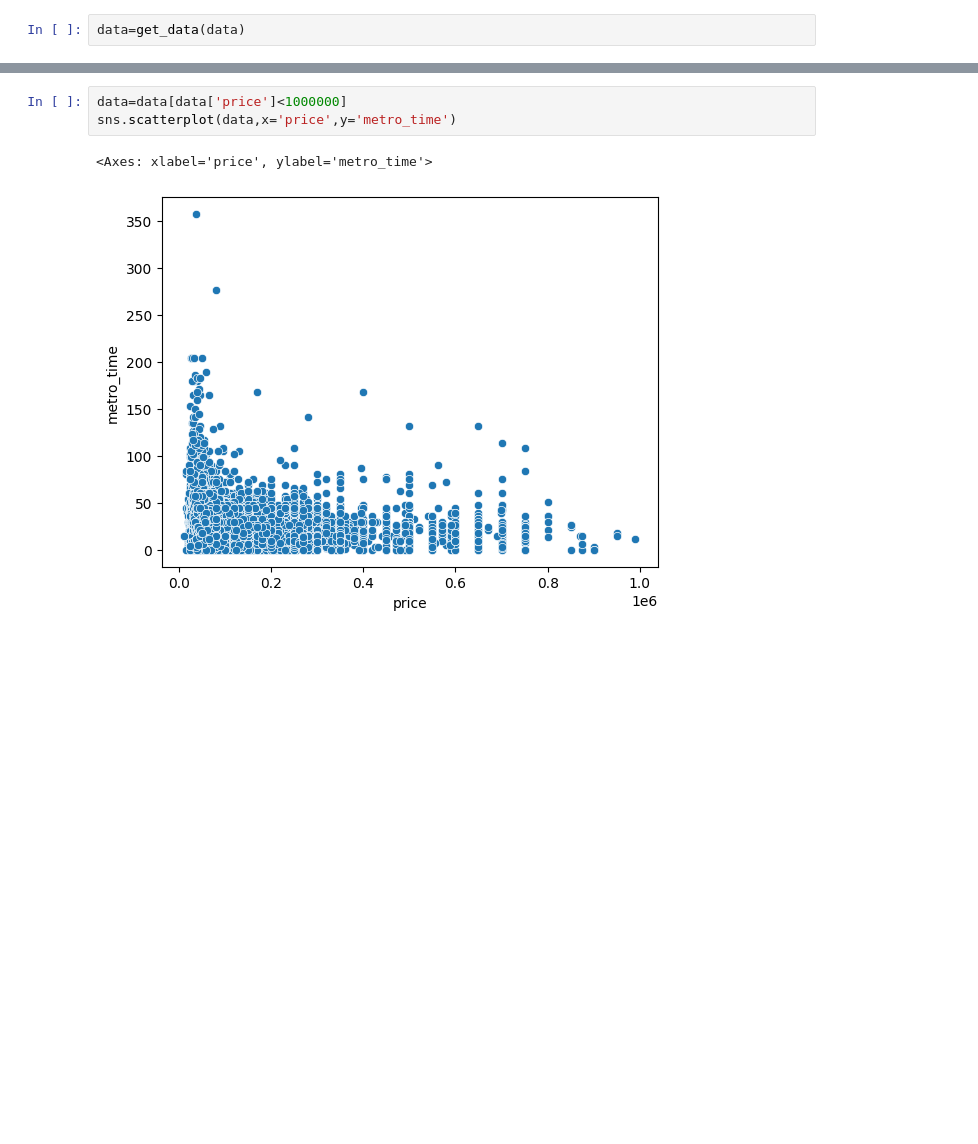
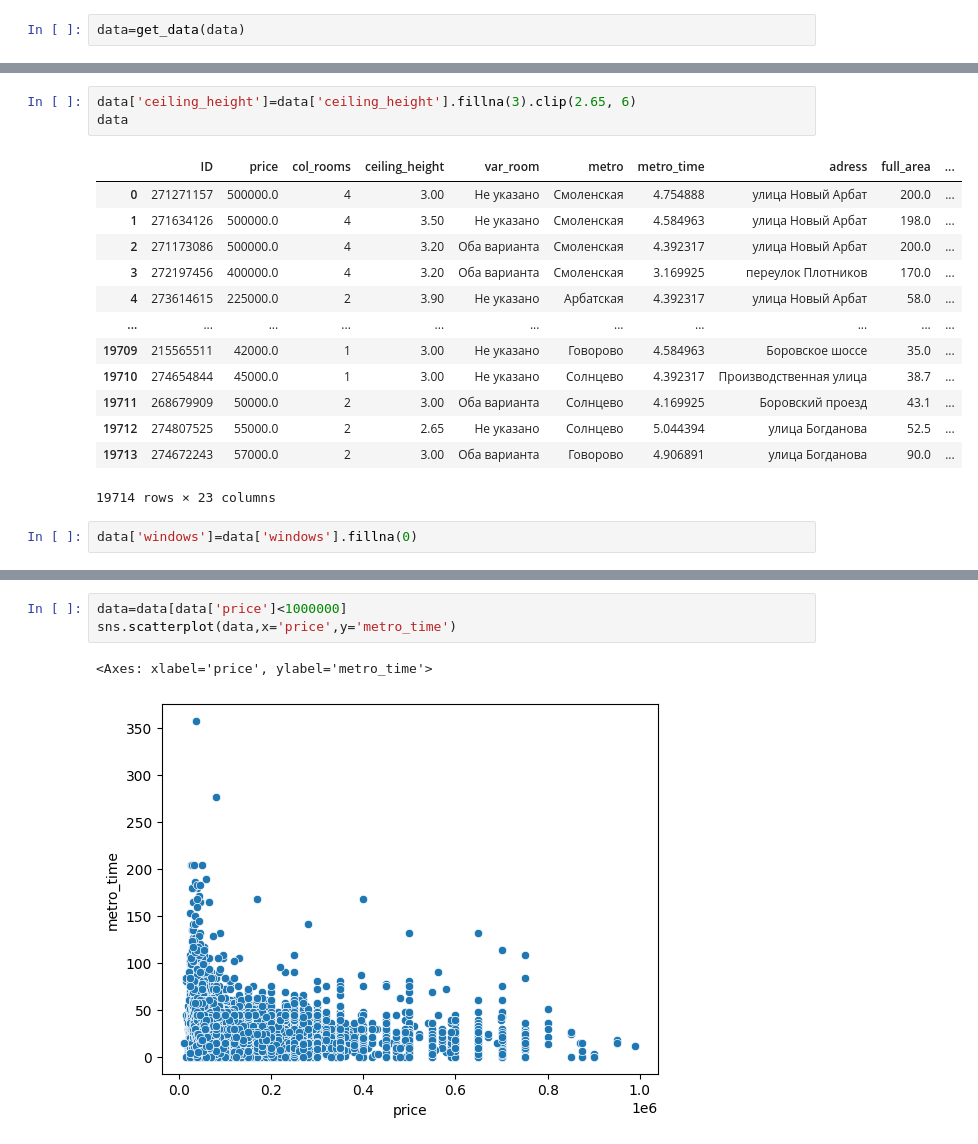
Before and after one commit to romnatall/real_estate_EDA, a Jupyter notebook: preprocessing.ipynb, the cells around one changed output, grey strips where cells are left out. Cells and saved outputs as stored; diff of their text form; blank space fills up the shorter version.

```diff
--- a/preprocessing.ipynb
+++ b/preprocessing.ipynb
@@ -584,0 +315,19 @@ memory usage: 3.9+ MB
+# %%
+data['ceiling_height']=data['ceiling_height'].fillna(3).clip(2.65, 6)
+data
+# %% [output]
+|  | ID | price | col_rooms | ceiling_height | var_room | metro | metro_time | adress | full_area | ... |
+| 0 | 271271157 | 500000.0 | 4 | 3.00 | Не указано | Смоленская | 4.754888 | улица Новый Арбат | 200.0 | ... |
+| 1 | 271634126 | 500000.0 | 4 | 3.50 | Не указано | Смоленская | 4.584963 | улица Новый Арбат | 198.0 | ... |
+| 2 | 271173086 | 500000.0 | 4 | 3.20 | Оба варианта | Смоленская | 4.392317 | улица Новый Арбат | 200.0 | ... |
+| 3 | 272197456 | 400000.0 | 4 | 3.20 | Оба варианта | Смоленская | 3.169925 | переулок Плотников | 170.0 | ... |
+| 4 | 273614615 | 225000.0 | 2 | 3.90 | Не указано | Арбатская | 4.392317 | улица Новый Арбат | 58.0 | ... |
+| ... | ... | ... | ... | ... | ... | ... | ... | ... | ... | ... |
+| 19709 | 215565511 | 42000.0 | 1 | 3.00 | Не указано | Говорово | 4.584963 | Боровское шоссе | 35.0 | ... |
+| 19710 | 274654844 | 45000.0 | 1 | 3.00 | Не указано | Солнцево | 4.392317 | Производственная улица | 38.7 | ... |
+| 19711 | 268679909 | 50000.0 | 2 | 3.00 | Оба варианта | Солнцево | 4.169925 | Боровский проезд | 43.1 | ... |
+| 19712 | 274807525 | 55000.0 | 2 | 2.65 | Не указано | Солнцево | 5.044394 | улица Богданова | 52.5 | ... |
+| 19713 | 274672243 | 57000.0 | 2 | 3.00 | Оба варианта | Говорово | 4.906891 | улица Богданова | 90.0 | ... |
+19714 rows × 23 columns
+# %%
+data['windows']=data['windows'].fillna(0)
```
Also changed, not shown: parts of 61 cells of this notebook, 2 other files.
